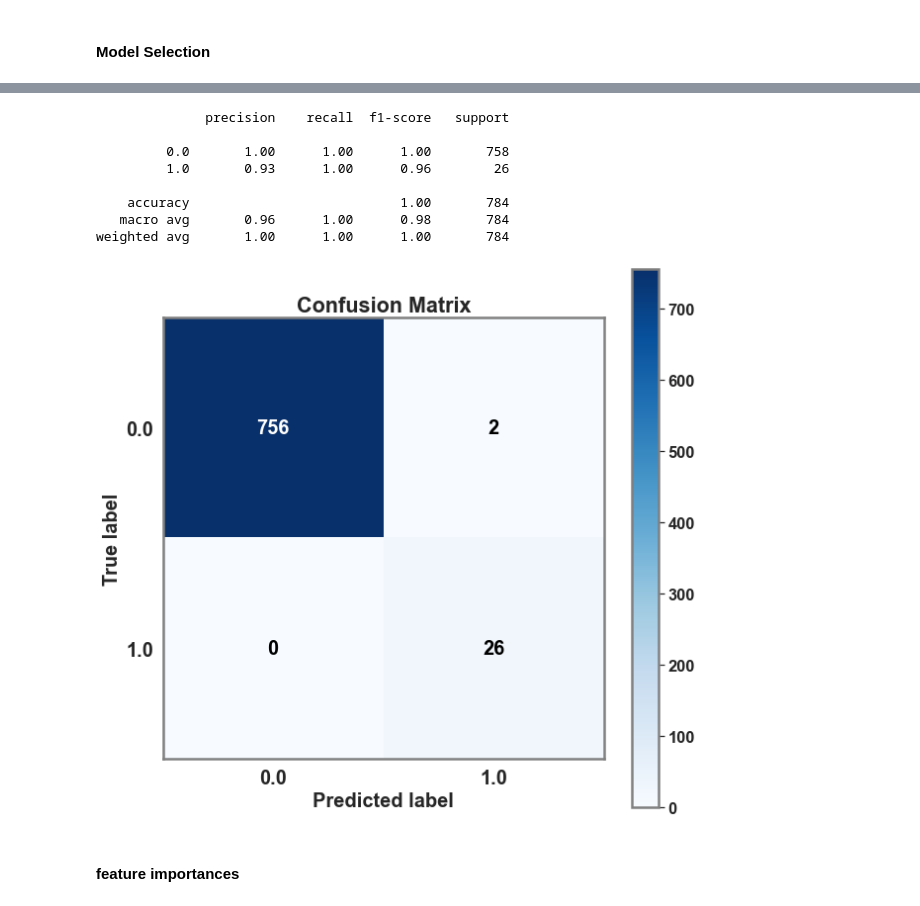
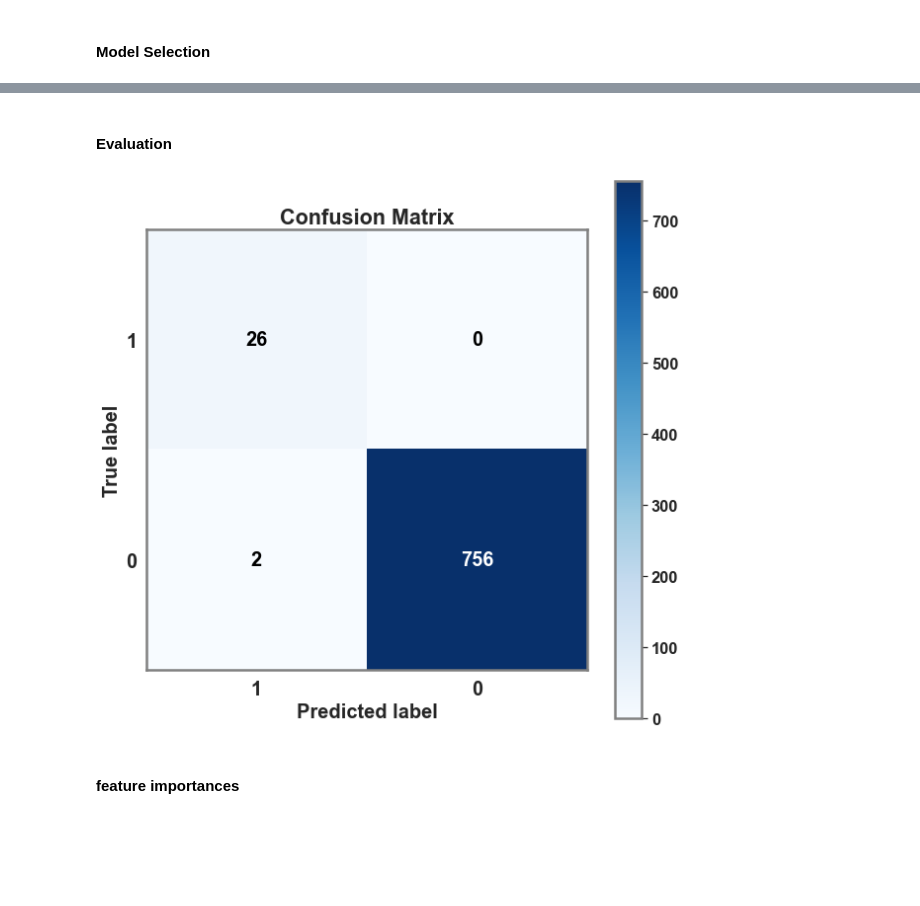
Before and after one commit to Karsten-Yan/ky-nf-capstone, a Jupyter notebook: pyberlin_demo.ipynb, the cells around one changed output, grey strips where cells are left out. Cells and saved outputs as stored; diff of their text form; code cells hidden in the pictures; blank space fills up the shorter version.

```diff
--- a/pyberlin_demo.ipynb
+++ b/pyberlin_demo.ipynb
@@ -467,4 +457,0 @@ model_xgb = make_pipeline(preprocessor_combined,xgb_clf)
-# %%
-grid_xgb = GridSearchCV(model_xgb, param_grid_xgb, scoring = "f1", return_train_score=False,n_jobs = -1,cv = cv_by_hand, verbose=3)
-grid_xgb.fit(X_finaltest_combined, y_finaltest_combined)
-print(grid_xgb.best_params_)
@@ -476,12 +458,2 @@ Fitting 4 folds for each of 1 candidates, totalling 4 fits
-# %%
-evaluation(grid_xgb, X_val_combined, y_val_combined)
-# %% [output]
-              precision    recall  f1-score   support
-
-         0.0       1.00      1.00      1.00       758
-         1.0       0.93      1.00      0.96        26
-
-    accuracy                           1.00       784
-   macro avg       0.96      1.00      0.98       784
-weighted avg       1.00      1.00      1.00       784
-[figure, removed]
+# %% [markdown]
+#### Evaluation
@@ -488,2 +463,10 @@ weighted avg       1.00      1.00      1.00       784
+# %%
+xgb_clf = make_pipeline(preprocessor_combined,xgb)
+xgb_clf.fit(X_finaltest_combined, y_finaltest_combined)
+y_pred = xgb_clf.predict(X_val_combined)
+# %%
+skplt.metrics.plot_confusion_matrix(y_val_combined, y_pred, labels=[1,0], figsize=(10,10), text_fontsize=20);
+# %% [output]
+[figure, added]
 # %% [markdown]
 #### feature importances
```
Also changed, not shown: parts of 29 cells of this notebook, 3 other files.
